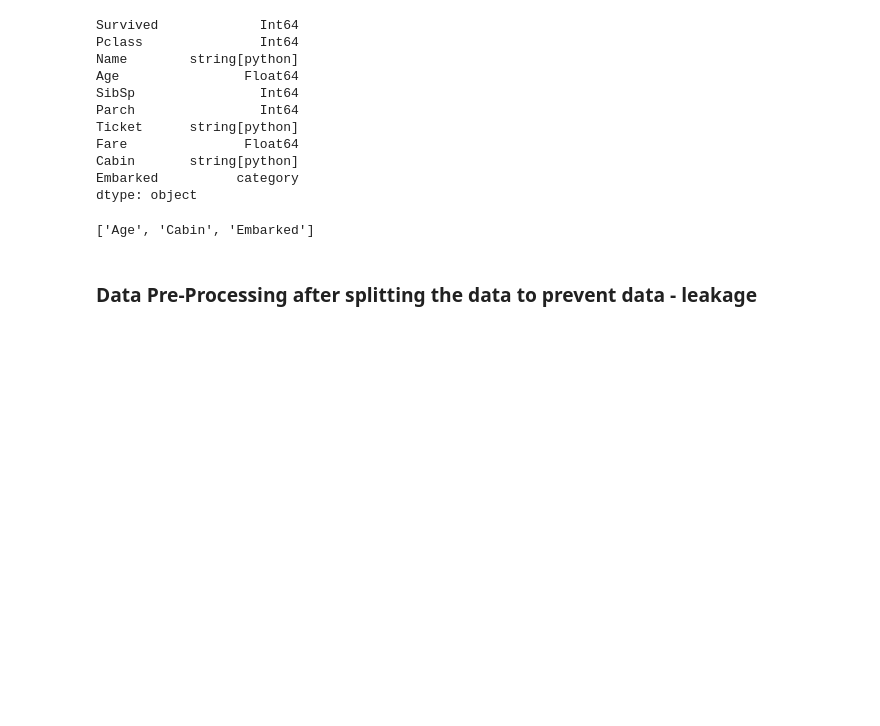
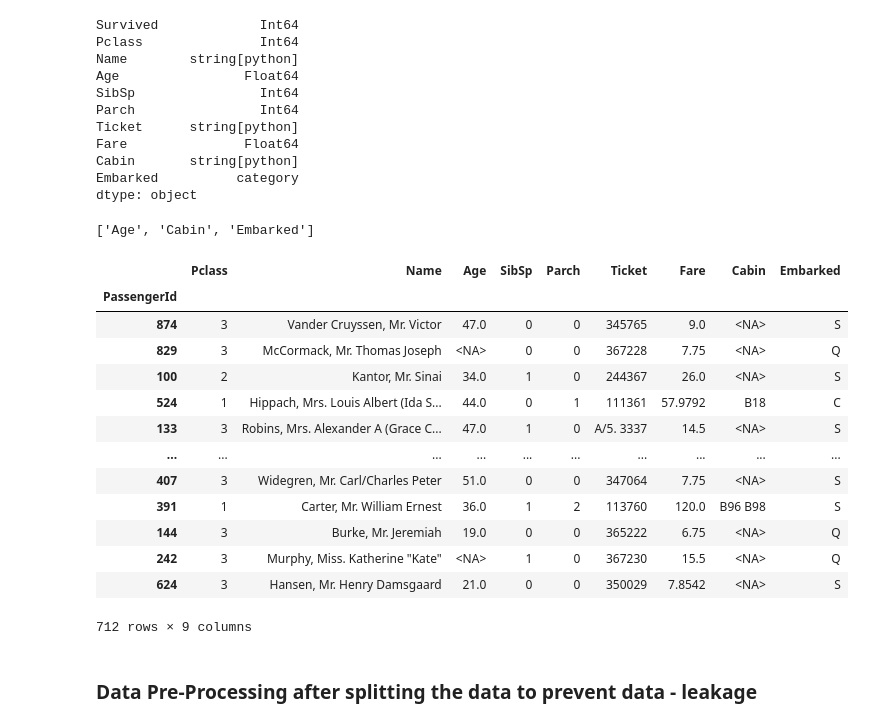
Before and after one commit to denislesha28/kaggle-titanic-challenge, a Jupyter notebook: predict_survival.ipynb, the cells around one changed output. Cells and saved outputs as stored; diff of their text form; code cells hidden in the pictures; blank space fills up the shorter version.

```diff
--- a/predict_survival.ipynb
+++ b/predict_survival.ipynb
@@ -62,3 +65,20 @@ print(df.columns[df.isna().any(axis=0)].tolist())
+# %%
+X_train
+# %% [output]
+|  | Pclass | Name | Age | SibSp | Parch | Ticket | Fare | Cabin | Embarked |
+| PassengerId |  |  |  |  |  |  |  |  |  |
+| 874 | 3 | Vander Cruyssen, Mr. Victor | 47.0 | 0 | 0 | 345765 | 9.0 | <NA> | S |
+| 829 | 3 | McCormack, Mr. Thomas Joseph | <NA> | 0 | 0 | 367228 | 7.75 | <NA> | Q |
+| 100 | 2 | Kantor, Mr. Sinai | 34.0 | 1 | 0 | 244367 | 26.0 | <NA> | S |
+| 524 | 1 | Hippach, Mrs. Louis Albert (Ida S... | 44.0 | 0 | 1 | 111361 | 57.9792 | B18 | C |
+| 133 | 3 | Robins, Mrs. Alexander A (Grace C... | 47.0 | 1 | 0 | A/5. 3337 | 14.5 | <NA> | S |
+| ... | ... | ... | ... | ... | ... | ... | ... | ... | ... |
+| 407 | 3 | Widegren, Mr. Carl/Charles Peter | 51.0 | 0 | 0 | 347064 | 7.75 | <NA> | S |
+| 391 | 1 | Carter, Mr. William Ernest | 36.0 | 1 | 2 | 113760 | 120.0 | B96 B98 | S |
+| 144 | 3 | Burke, Mr. Jeremiah | 19.0 | 0 | 0 | 365222 | 6.75 | <NA> | Q |
+| 242 | 3 | Murphy, Miss. Katherine "Kate" | <NA> | 1 | 0 | 367230 | 15.5 | <NA> | Q |
+| 624 | 3 | Hansen, Mr. Henry Damsgaard | 21.0 | 0 | 0 | 350029 | 7.8542 | <NA> | S |
+712 rows × 9 columns
 # %% [markdown]
 ### Data Pre-Processing after splitting the data to prevent data - leakage
 # %% [markdown]
```
Also changed, not shown: parts of 32 cells of this notebook, 2 other files.
